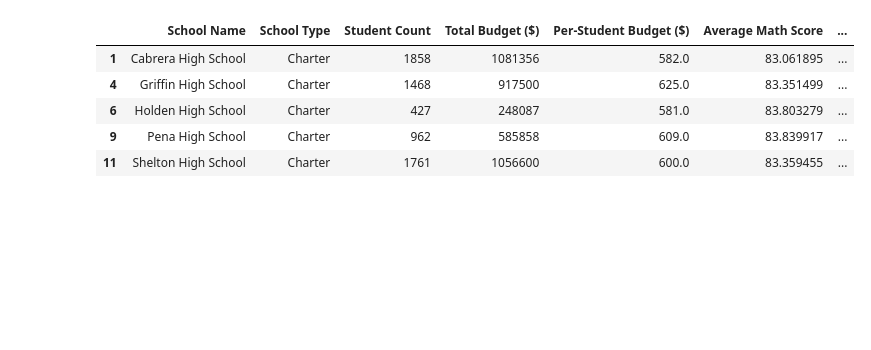
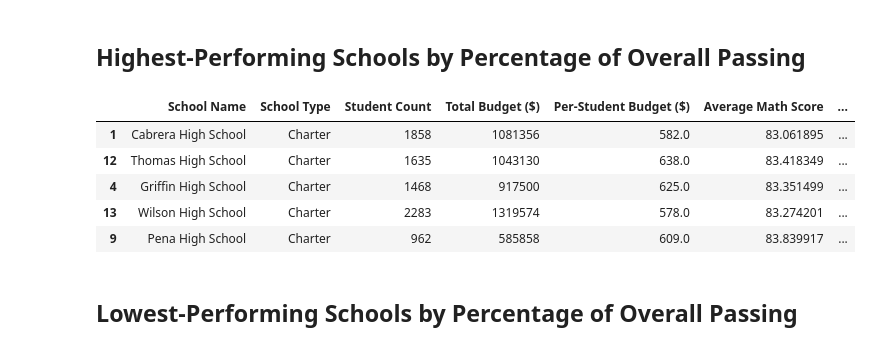
Before and after one commit to linderkm/pandas-challenge, a Jupyter notebook: PyCitySchools/analysis.ipynb, the cells around one changed output. Cells and saved outputs as stored; diff of their text form; code cells hidden in the pictures; blank space fills up the shorter version.

```diff
--- a/PyCitySchools/analysis.ipynb
+++ b/PyCitySchools/analysis.ipynb
@@ -82,7 +86,7 @@ school_summary_df = pd.DataFrame(school_summary_data)
 #adding this data to school summary data.
 
 #find the number of students passing math
-passing_math = students_df.loc[(students_df['math_score']>60)]
+passing_math = students_df.loc[(students_df['math_score']>=70)]
 #grouping loc output and creating a new dataframe. counting the size of each group with size() (11).
 passing_math = pd.DataFrame(passing_math.groupby("school_name").size()).reset_index()
 #rename columns (9)
@@ -108,7 +112,7 @@ school_summary_df1 = pd.merge(school_summary_df, math_merge, on="school_name")
 #adding this data to school summary data.
 
 #find the number of students passing reading
-passing_read = students_df.loc[(students_df['reading_score']>60)]
+passing_read = students_df.loc[(students_df['reading_score']>=70)]
 #grouping loc output and creating a new dataframe. counting the size of each group with size() (11).
 passing_read = pd.DataFrame(passing_read.groupby("school_name").size()).reset_index()
 passing_read = passing_read.rename(columns = {0:"Number of Students Passing Reading"}) #(9)
@@ -130,7 +134,7 @@ school_summary_df2 = pd.merge(school_summary_df1, read_merge, on="school_name")
 #adding this data to school summary data.
 
 #find the number of students passing reading AND passing math
-passing_total = students_df.loc[((students_df['reading_score']>60) & (students_df['math_score']>60)),:]
+passing_total = students_df.loc[((students_df['reading_score']>=70) & (students_df['math_score']>=70)),:]
 #grouping loc output and creating a new dataframe. counting the size of each group with size() (11).
 passing_total = pd.DataFrame(passing_total.groupby("school_name").size()).reset_index()
 passing_total = passing_total.rename(columns = {0:"Number of Students Passing"}) #(9)
@@ -153,12 +157,12 @@ school_summary_df3 = pd.merge(school_summary_df2, total_merge, on="school_name")
 # %%
 #cleaning and formatting the school summary dataframe
 #creating final dataframe
-school_summary_final = school_summary_df3[["school_name", "School Type", "Student Count",
+per_school_summary = school_summary_df3[["school_name", "School Type", "Student Count",
                                             "Total Budget ($)","Per-Student Budget ($)",
                                            "Average Math Score", "Average Reading Score",
                                            "Passing Math %","Passing Reading %", "Total Passing %"]]
 #modifying column names
-school_summary_final = school_summary_final.rename(columns={"school_name": "School Name",
+per_school_summary = per_school_summary.rename(columns={"school_name": "School Name",
                                                            "Passing Math %": "Passing Math (%)",
                                                            "Passing Reading %": "Passing Reading (%)",
                                                            "Total Passing %": "Total Passing (%)"})
@@ -178,4 +182,5 @@ school_summary_final["Total Passing (%)"] = school_summary_final["Total Passing
 """
 
 #creating a copy of the final summary, to modify later for additional analysis (14)
-school_summary_final_copy = school_summary_final.copy()
+school_summary_final_copy = per_school_summary.copy()
+per_school_summary.head(20)
@@ -182,13 +204,17 @@ school_summary_final_copy = school_summary_final.copy()
+# %% [markdown]
+## Highest-Performing Schools by Percentage of Overall Passing
 # %%
 #organizing the summary data frame by 'total passing (%)', in descending order.
-top_schools = school_summary_final.sort_values(by="Total Passing (%)",ascending=False)
+top_schools = school_summary_final_copy.sort_values(by="Total Passing (%)",ascending=False)
 top_schools.head(5)
 # %% [output]
 |  | School Name | School Type | Student Count | Total Budget ($) | Per-Student Budget ($) | Average Math Score | ... |
 | 1 | Cabrera High School | Charter | 1858 | 1081356 | 582.0 | 83.061895 | ... |
+| 12 | Thomas High School | Charter | 1635 | 1043130 | 638.0 | 83.418349 | ... |
 | 4 | Griffin High School | Charter | 1468 | 917500 | 625.0 | 83.351499 | ... |
-| 6 | Holden High School | Charter | 427 | 248087 | 581.0 | 83.803279 | ... |
+| 13 | Wilson High School | Charter | 2283 | 1319574 | 578.0 | 83.274201 | ... |
 | 9 | Pena High School | Charter | 962 | 585858 | 609.0 | 83.839917 | ... |
-| 11 | Shelton High School | Charter | 1761 | 1056600 | 600.0 | 83.359455 | ... |
+# %% [markdown]
+## Lowest-Performing Schools by Percentage of Overall Passing
 # %%
 #organizing the summary data frame by 'total passing (%)', in ascending order.
```
Also changed, not shown: parts of 15 cells of this notebook.
